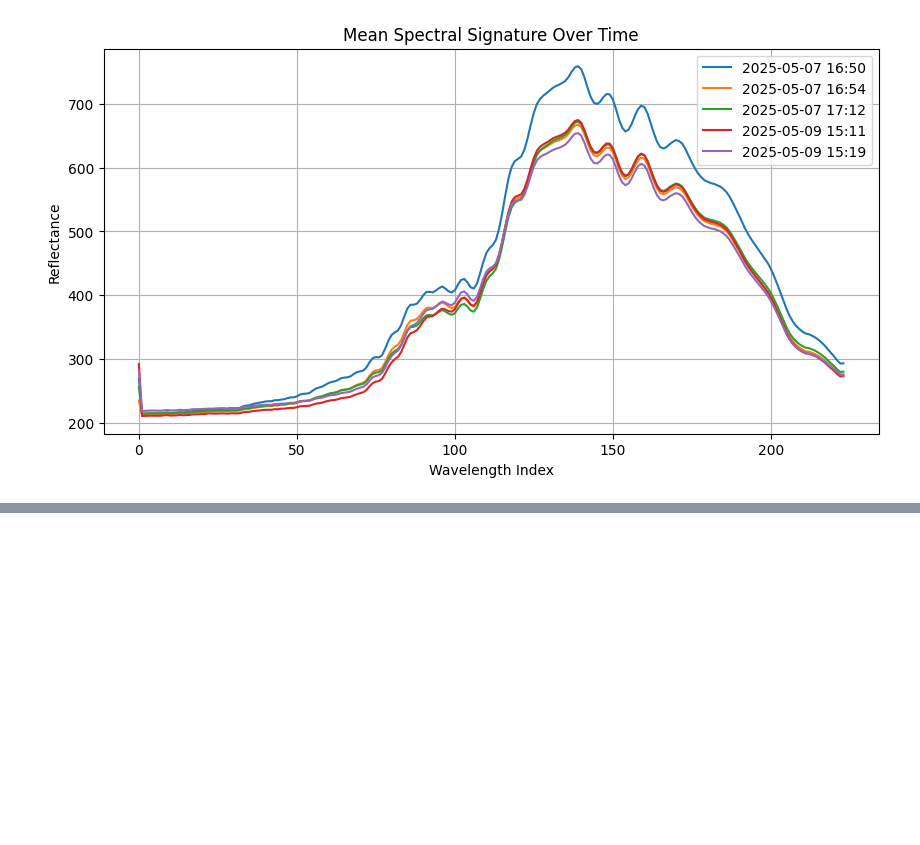
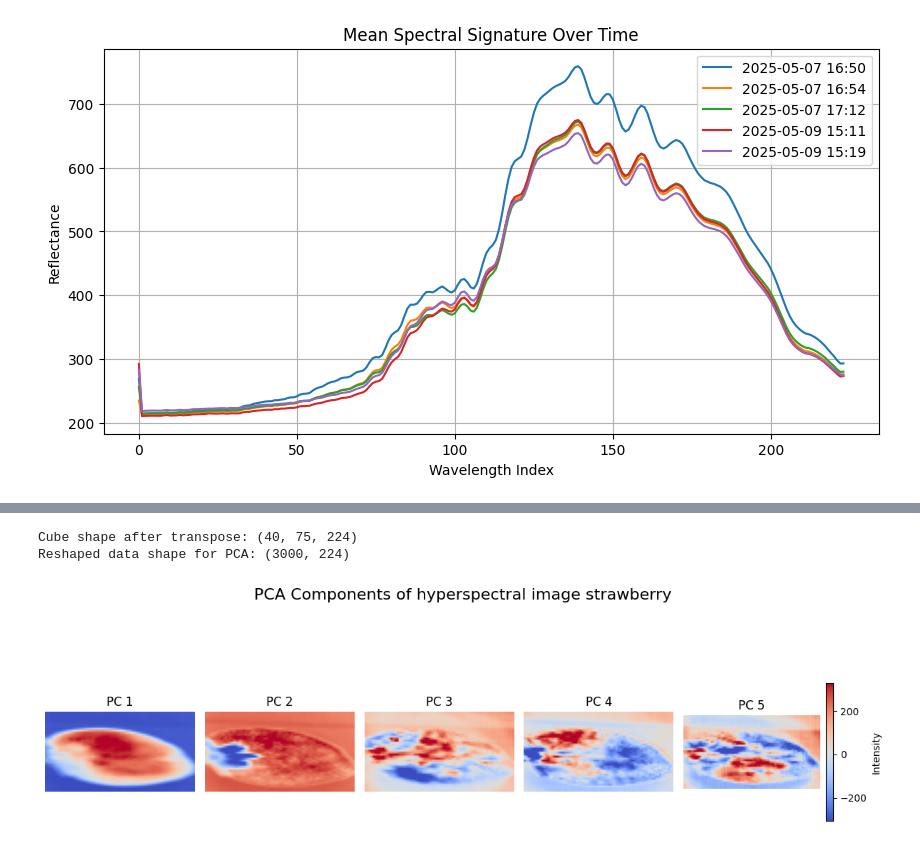
Before and after one commit to Hezengin/HSI-Sortingsystem, a Jupyter notebook: hsi_data_analysis.ipynb, the cells around one changed output, grey strips where cells are left out. Cells and saved outputs as stored; diff of their text form; code cells hidden in the pictures; blank space fills up the shorter version.

```diff
--- a/hsi_data_analysis.ipynb
+++ b/hsi_data_analysis.ipynb
@@ -319,0 +447,75 @@ plt.show()
+# %%
+from sklearn.preprocessing import StandardScaler
+# Original shape: (height, bands, width)
+cube = np.transpose(cropped_cube, (0, 2, 1))  # Now (H, W, B)
+print(f"Cube shape after transpose: {cube.shape}")
+
+# Reshape for PCA
+reshaped_data = cube.reshape(-1, cube.shape[2])  # (pixels, bands)
+print(f"Reshaped data shape for PCA: {reshaped_data.shape}")
+
+# === Reshape the Cube to 2D (pixels x bands) ===
+h, bands, w = hsi_data.shape
+reshaped_data = hsi_data.transpose(1, 0, 2).reshape(bands, -1).T  # (height * width, bands)
+reshaped_data = reshaped_data.astype(np.float64)
+
+# === Normalize the Data ===
+reshaped_data -= np.mean(reshaped_data, axis=0)
+
+# === PCA Variance Analysis ===
+pca = PCA(n_components=num_components)
+pca_result = pca.fit_transform(reshaped_data)  # (pixels, components)
+
+# === Reshape Back to Image Format (height, width, components) ===
+pca_image = pca_result.T.reshape(num_components, h, w).transpose(1, 2, 0)
+
+
+# Reshape each principal component for display
+pc_images = []
+height, width = cube.shape[:2]
+for i in range(n_components):  # Loop over the first 3 principal components
+    pc_image = principal_components[:, i].reshape(height, width)
+    pc_images.append(pc_image)
+
+# == Display PCA Components with Percentile Clipping ==
+plt.figure(figsize=(12, 8))
+for i in range(num_components):
+    pc = pca_image[:, :, i]
+
+    # Apply percentile-based clipping
+    percentiles = (2, 98)
+    vmin, vmax = np.percentile(pc, percentiles)
+
+    plt.subplot(2, 5, i + 1)
+    plt.imshow(pc, cmap='coolwarm', vmin=vmin, vmax=vmax)
+    plt.title(f'PC {i + 1}')
+    plt.axis('off')
+# plt.tight_layout()
+plt.suptitle('PCA Components of hyperspectral image strawberry', fontsize=16)
+plt.colorbar(label='Intensity', ax=plt.gca(), orientation='vertical', fraction=0.046, pad=0.04)
+plt.tight_layout(pad=1.0)  # Smaller pad = tighter spacing
+plt.show()
+
+
+# # # === K-Means Clustering ===
+# from sklearn.cluster import KMeans
+# # Define the number of clusters
+# num_clusters = 5  # Adjust as needed
+# kmeans = KMeans(n_clusters=num_clusters, random_state=42)
+# # Fit the KMeans model
+# kmeans.fit(principal_components)
+# # Get the cluster labels
+# labels = kmeans.labels_
+# # Reshape labels back to the original image shape
+# labels_image = labels.reshape(cube.shape[0], cube.shape[1])
+# # Plot the clustered image
+# plt.figure(figsize=(10, 10))
+# plt.imshow(labels_image, cmap='jet', interpolation='nearest')
+# # plt.title(f'K-Means Clustering (k={num_clusters})')
+# plt.axis('off')
+# # plt.colorbar(label='Cluster Label')
+# plt.show()
+# %% [output]
+Cube shape after transpose: (40, 75, 224)
+Reshaped data shape for PCA: (3000, 224)
+[figure, added]
```
Also changed, not shown: parts of 10 cells of this notebook.
